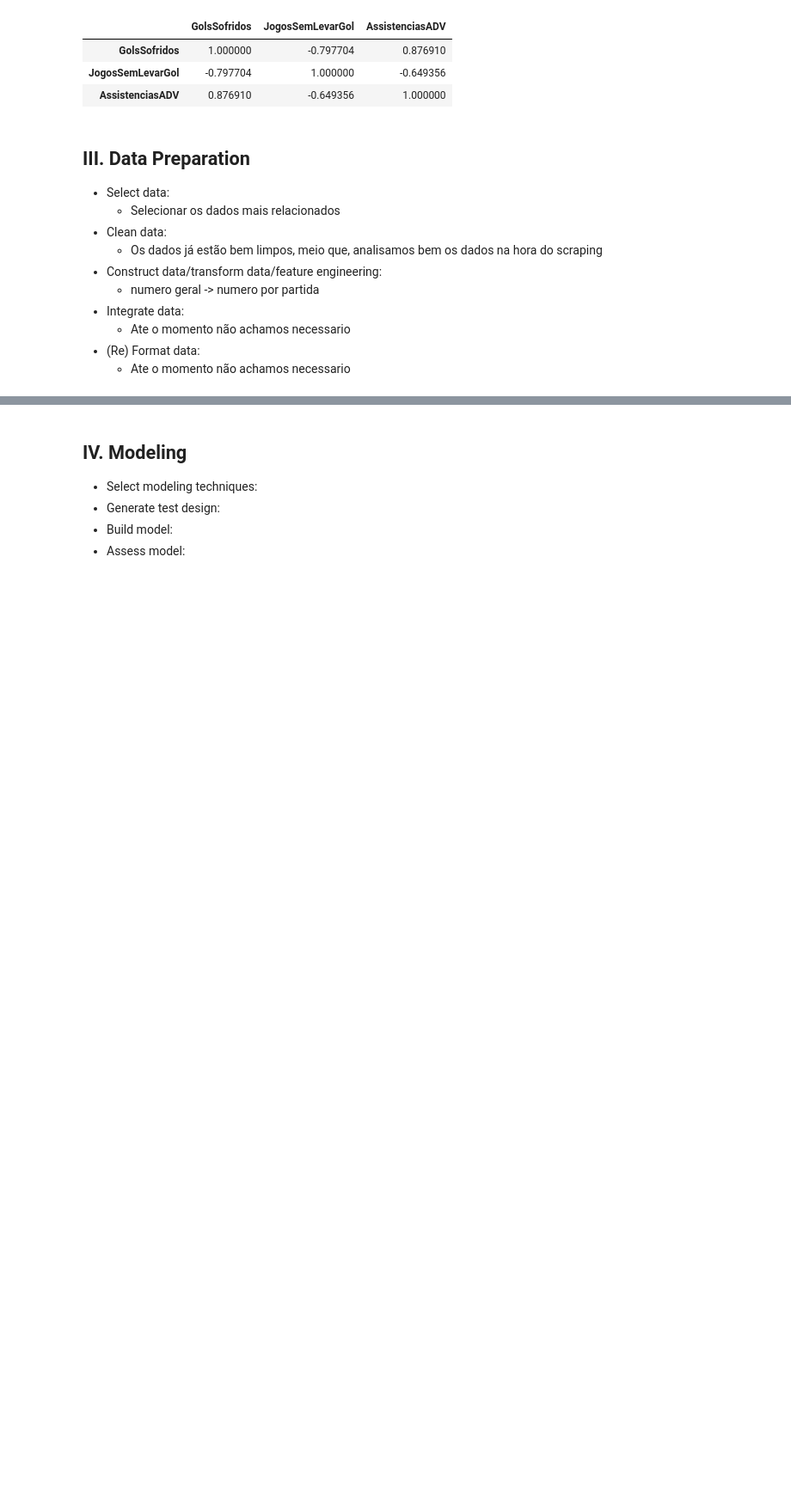
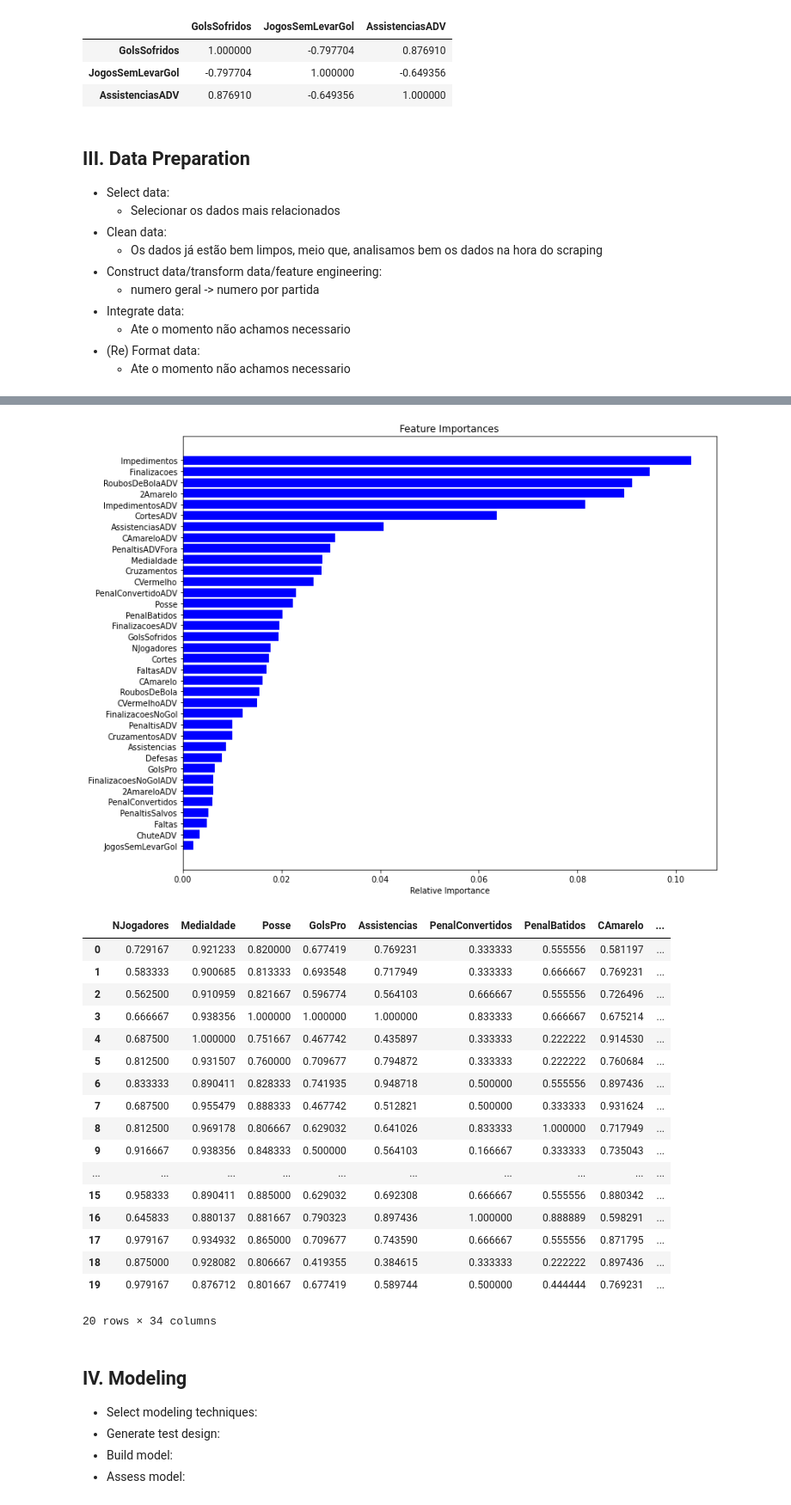
Before and after one commit to CarCesar/AMD, a Jupyter notebook: Trabalho-Notebook/trabalhoAMD.ipynb, the cells around one changed output, grey strips where cells are left out. Shown at 86% size. Drawn from its saved outputs; the diff is of its cells as text; code cells hidden in the pictures; blank space fills up the shorter version.

```diff
--- a/Trabalho-Notebook/trabalhoAMD.ipynb
+++ b/Trabalho-Notebook/trabalhoAMD.ipynb
@@ -300,0 +252,8 @@ df2
+# %%
+scaler = MaxAbsScaler().fit(df19.iloc[:,1:37])
+# %%
+a = scaler.transform(df19.iloc[:,1:37])
+# %%
+df191 = df19
+df191.iloc[:,1:37]=a
+df191
@@ -301,3 +279,48 @@ df2
+# %%
+def reduzir(df,coluna,theta):
+    #Pega as colunas mais importantes para os dados...
+    model = RandomForestRegressor(random_state=1, max_depth=10)
+    model.fit(a,df.loc[:,coluna])
+    features = df.columns[1:37]
+    importances = model.feature_importances_
+    indices = np.argsort(importances) #[0:9])  # top 10 features
+    plt.figure(figsize=(12,10))
+    plt.title('Feature Importances')
+    plt.barh(range(len(indices)), importances[indices], color='b', align='center')
+    plt.yticks(range(len(indices)), [features[i] for i in indices])
+    plt.xlabel('Relative Importance')
+    plt.xmin = [0.01]
+    plt.show()
+    new_model = SelectFromModel(model,threshold=theta)
+    fit = new_model.fit_transform(a, df.loc[:,coluna])
+    new_model.get_support()
+    selected_columns = np.array(df.columns[1:37])[new_model.get_support()]
+    df3 = df[selected_columns]
+    pd.options.mode.chained_assignment = None
+    df3[coluna] = df[coluna]
+    return df3
+# %%
+reduzir(df191,'E',0.005)
+# %% [output]
+[figure, added]
+|  | NJogadores | MediaIdade | Posse | GolsPro | Assistencias | PenalConvertidos | PenalBatidos | CAmarelo | ... |
+| 0 | 0.729167 | 0.921233 | 0.820000 | 0.677419 | 0.769231 | 0.333333 | 0.555556 | 0.581197 | ... |
+| 1 | 0.583333 | 0.900685 | 0.813333 | 0.693548 | 0.717949 | 0.333333 | 0.666667 | 0.769231 | ... |
+| 2 | 0.562500 | 0.910959 | 0.821667 | 0.596774 | 0.564103 | 0.666667 | 0.555556 | 0.726496 | ... |
+| 3 | 0.666667 | 0.938356 | 1.000000 | 1.000000 | 1.000000 | 0.833333 | 0.666667 | 0.675214 | ... |
+| 4 | 0.687500 | 1.000000 | 0.751667 | 0.467742 | 0.435897 | 0.333333 | 0.222222 | 0.914530 | ... |
+| 5 | 0.812500 | 0.931507 | 0.760000 | 0.709677 | 0.794872 | 0.333333 | 0.222222 | 0.760684 | ... |
+| 6 | 0.833333 | 0.890411 | 0.828333 | 0.741935 | 0.948718 | 0.500000 | 0.555556 | 0.897436 | ... |
+| 7 | 0.687500 | 0.955479 | 0.888333 | 0.467742 | 0.512821 | 0.500000 | 0.333333 | 0.931624 | ... |
+| 8 | 0.812500 | 0.969178 | 0.806667 | 0.629032 | 0.641026 | 0.833333 | 1.000000 | 0.717949 | ... |
+| 9 | 0.916667 | 0.938356 | 0.848333 | 0.500000 | 0.564103 | 0.166667 | 0.333333 | 0.735043 | ... |
+| ... | ... | ... | ... | ... | ... | ... | ... | ... | ... |
+| 15 | 0.958333 | 0.890411 | 0.885000 | 0.629032 | 0.692308 | 0.666667 | 0.555556 | 0.880342 | ... |
+| 16 | 0.645833 | 0.880137 | 0.881667 | 0.790323 | 0.897436 | 1.000000 | 0.888889 | 0.598291 | ... |
+| 17 | 0.979167 | 0.934932 | 0.865000 | 0.709677 | 0.743590 | 0.666667 | 0.555556 | 0.871795 | ... |
+| 18 | 0.875000 | 0.928082 | 0.806667 | 0.419355 | 0.384615 | 0.333333 | 0.222222 | 0.897436 | ... |
+| 19 | 0.979167 | 0.876712 | 0.801667 | 0.677419 | 0.589744 | 0.500000 | 0.444444 | 0.769231 | ... |
+20 rows × 34 columns
 # %% [markdown]
 ## IV. Modeling
 
```
Also changed, not shown: parts of 56 cells of this notebook, 2 other files.
